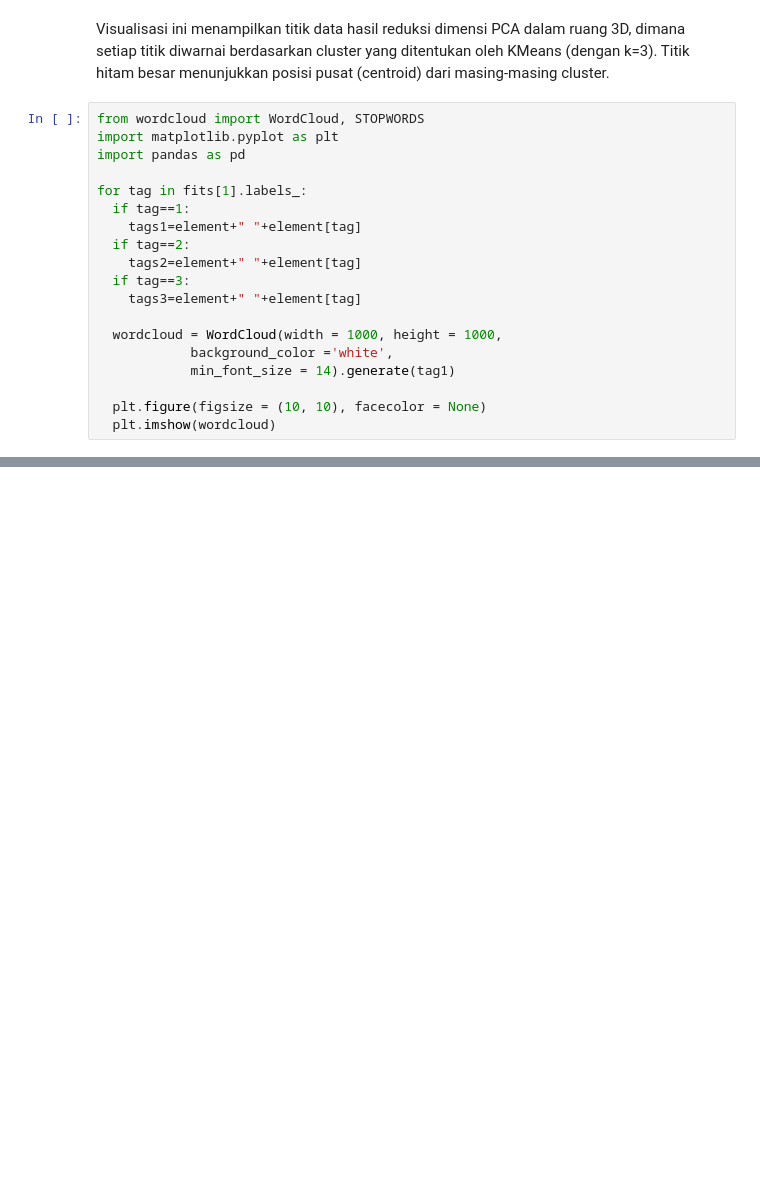
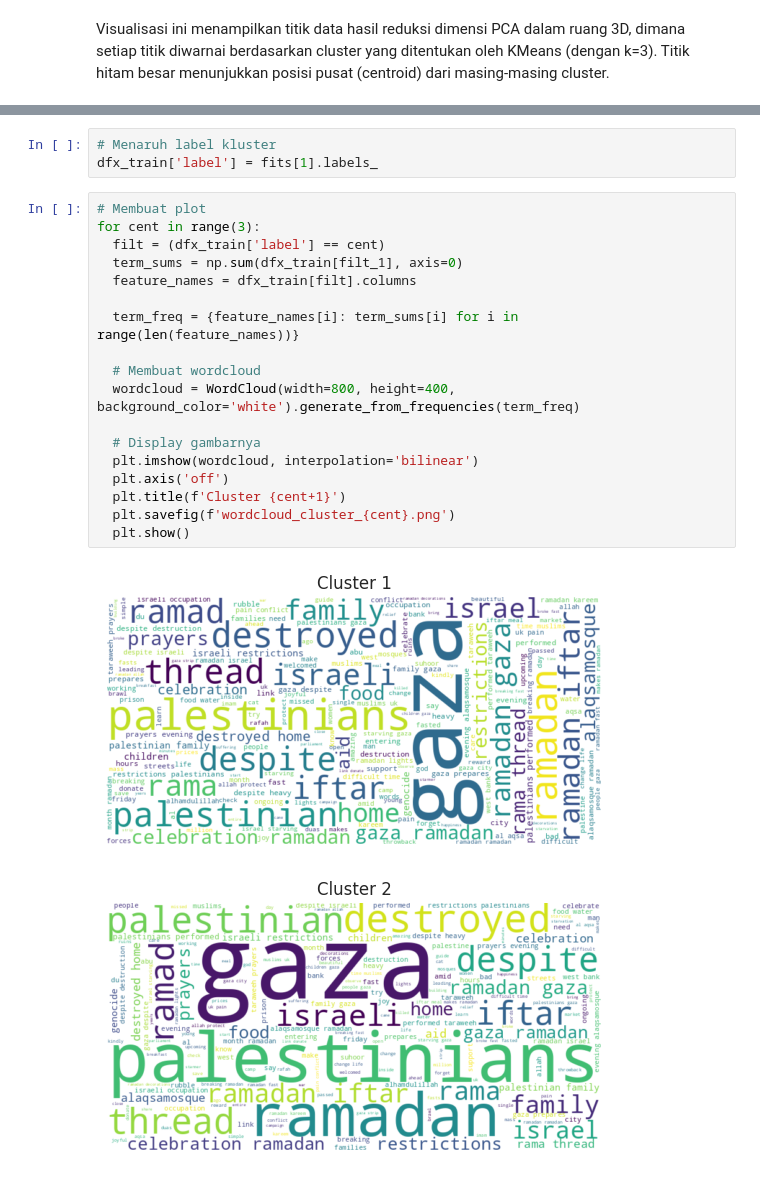
Before and after one commit to notnsas/cautious-eureka, a Jupyter notebook: aplikasi_ds/TF_IDF_KMEAN.ipynb, the cells around one changed output, grey strips where cells are left out. Drawn from its saved outputs; the diff is of its cells as text; blank space fills up the shorter version.

```diff
--- a/aplikasi_ds/TF_IDF_KMEAN.ipynb
+++ b/aplikasi_ds/TF_IDF_KMEAN.ipynb
@@ -339,21 +327,2 @@ NameError: name 'tqdm' is not defined
 # %% [markdown]
 Visualisasi ini menampilkan titik data hasil reduksi dimensi PCA dalam ruang 3D, dimana setiap titik diwarnai berdasarkan cluster yang ditentukan oleh KMeans (dengan k=3). Titik hitam besar menunjukkan posisi pusat (centroid) dari masing-masing cluster.
-# %%
-from wordcloud import WordCloud, STOPWORDS
-import matplotlib.pyplot as plt
-import pandas as pd
-
-for tag in fits[1].labels_:
-  if tag==1:
-    tags1=element+" "+element[tag]
-  if tag==2:
-    tags2=element+" "+element[tag]
-  if tag==3:
-    tags3=element+" "+element[tag]
-
-  wordcloud = WordCloud(width = 1000, height = 1000,
-            background_color ='white',
-            min_font_size = 14).generate(tag1)
-
-  plt.figure(figsize = (10, 10), facecolor = None)
-  plt.imshow(wordcloud)
@@ -361,0 +346,24 @@ NameError: name 'element' is not defined
+# %%
+# Menaruh label kluster
+dfx_train['label'] = fits[1].labels_
+# %%
+# Membuat plot
+for cent in range(3):
+  filt = (dfx_train['label'] == cent)
+  term_sums = np.sum(dfx_train[filt_1], axis=0)
+  feature_names = dfx_train[filt].columns
+
+  term_freq = {feature_names[i]: term_sums[i] for i in range(len(feature_names))}
+
+  # Membuat wordcloud
+  wordcloud = WordCloud(width=800, height=400, background_color='white').generate_from_frequencies(term_freq)
+
+  # Display gambarnya
+  plt.imshow(wordcloud, interpolation='bilinear')
+  plt.axis('off')
+  plt.title(f'Cluster {cent+1}')
+  plt.savefig(f'wordcloud_cluster_{cent}.png')
+  plt.show()
+# %% [output]
+[figure, added]
+[figure, added]
```
Also changed, not shown: parts of 16 cells of this notebook.
